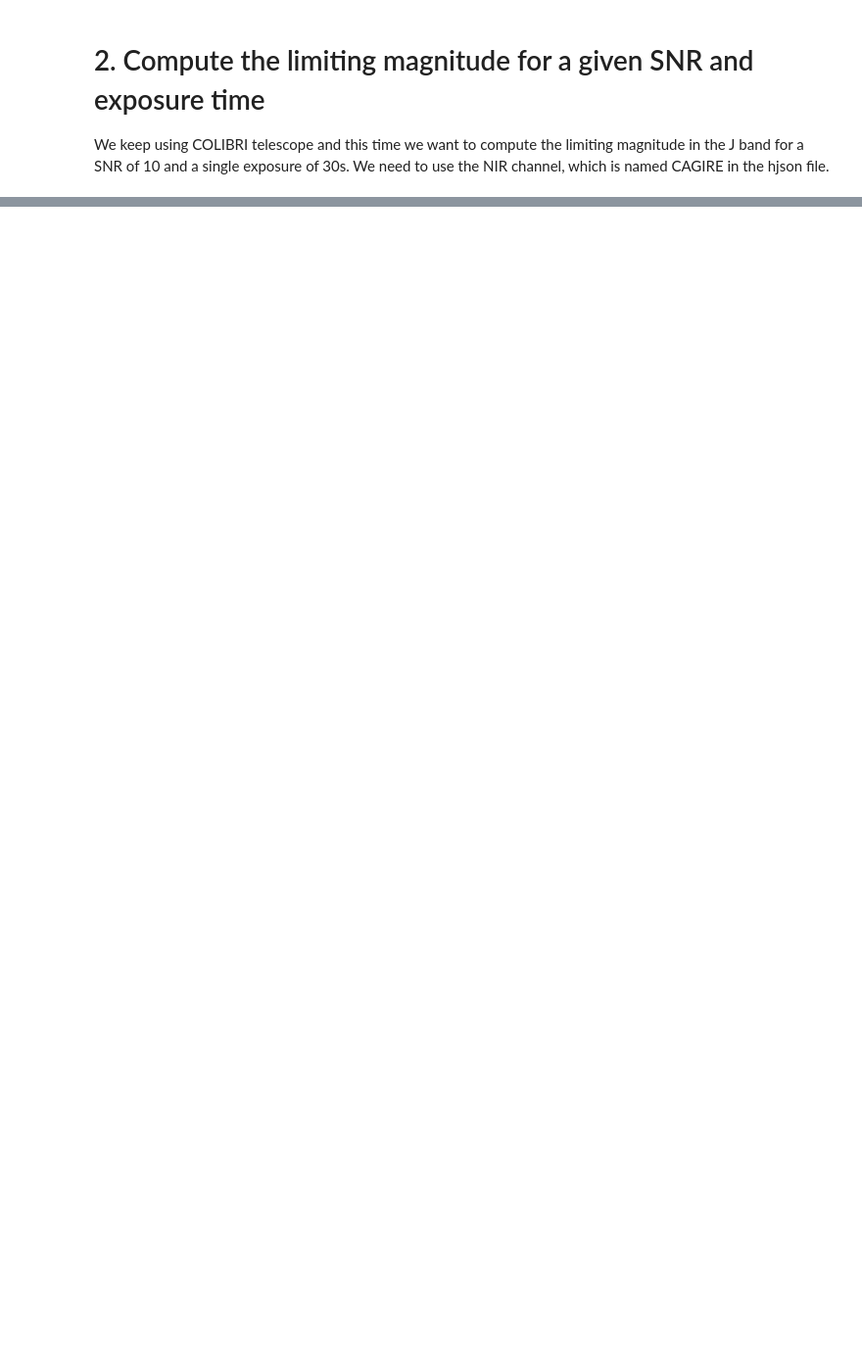
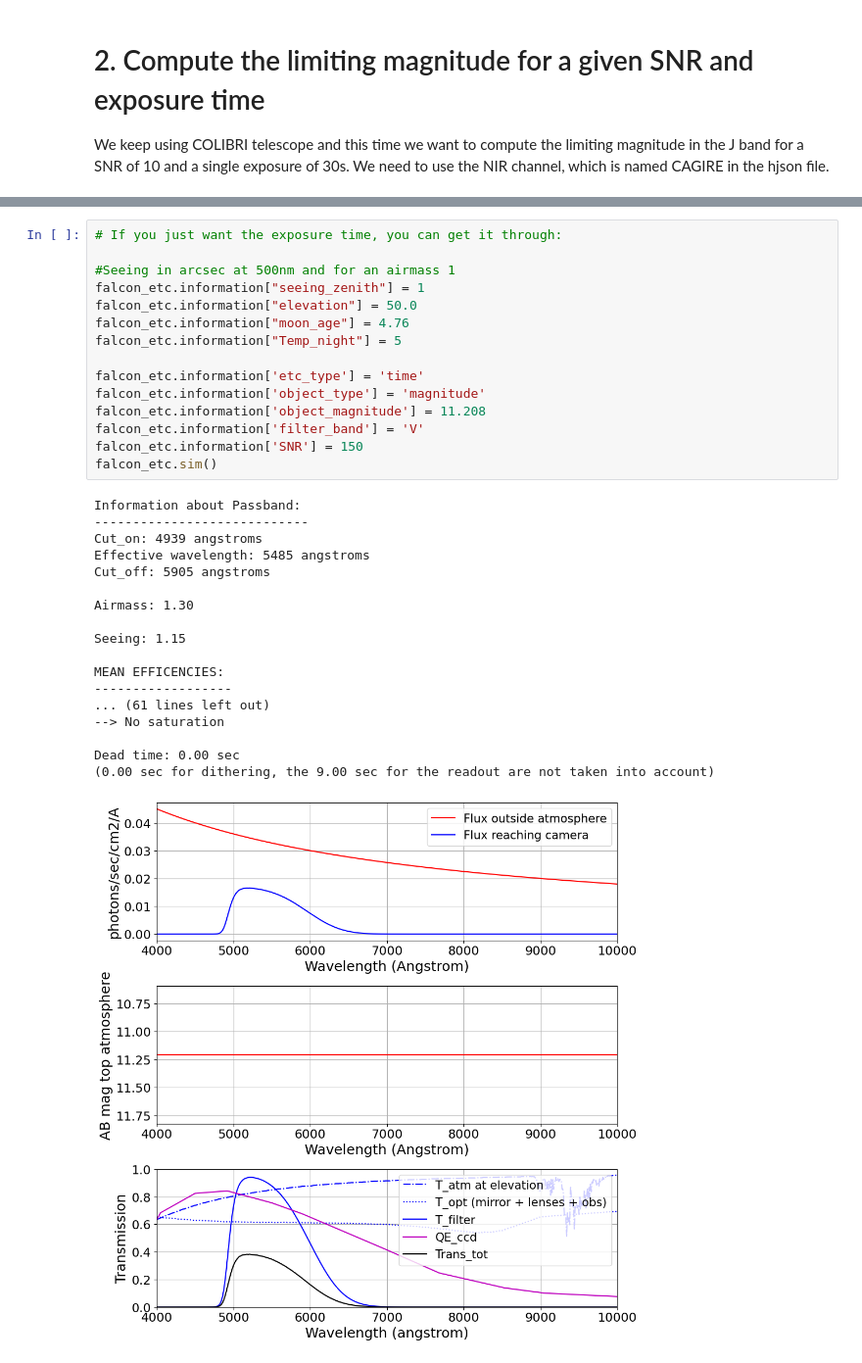
Before and after one commit to Allonck/pyETC, a Jupyter notebook: notebooks/ETC_Falcon.ipynb, the cells around one changed output, grey strips where cells are left out. Shown: that part at 98% size. Drawn from its saved outputs; the diff is of its cells as text; blank space fills up the shorter version.

```diff
--- a/notebooks/ETC_Falcon.ipynb
+++ b/notebooks/ETC_Falcon.ipynb
@@ -109,0 +87,34 @@ np.float64(10.071347212537116)
+# %%
+# If you just want the exposure time, you can get it through:
+
+#Seeing in arcsec at 500nm and for an airmass 1
+falcon_etc.information["seeing_zenith"] = 1
+falcon_etc.information["elevation"] = 50.0
+falcon_etc.information["moon_age"] = 4.76
+falcon_etc.information["Temp_night"] = 5
+
+falcon_etc.information['etc_type'] = 'time'
+falcon_etc.information['object_type'] = 'magnitude'
+falcon_etc.information['object_magnitude'] = 11.208
+falcon_etc.information['filter_band'] = 'V'
+falcon_etc.information['SNR'] = 150
+falcon_etc.sim()
+# %% [output]
+Information about Passband:
+----------------------------
+Cut_on: 4939 angstroms
+Effective wavelength: 5485 angstroms
+Cut_off: 5905 angstroms
+
+Airmass: 1.30
+
+Seeing: 1.15
+
+MEAN EFFICENCIES:
+------------------
+... (61 lines left out)
+--> No saturation
+
+Dead time: 0.00 sec
+(0.00 sec for dithering, the 9.00 sec for the readout are not taken into account)
+[figure, added]
```
Also changed, not shown: parts of 7 cells of this notebook.
